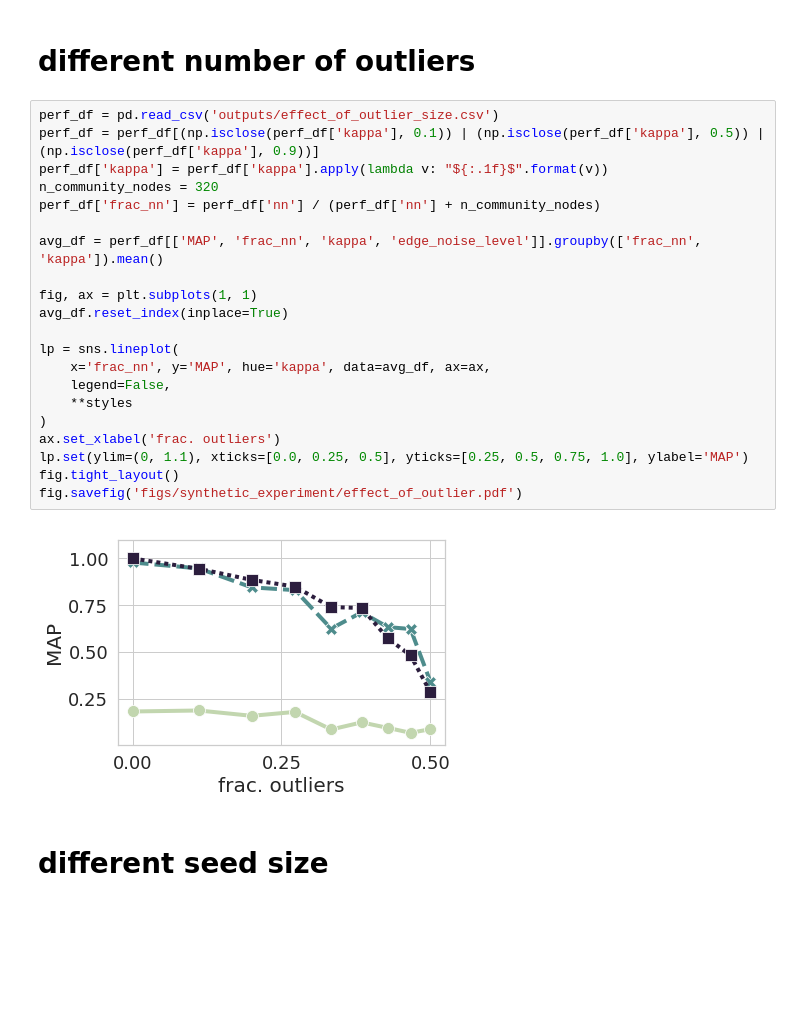
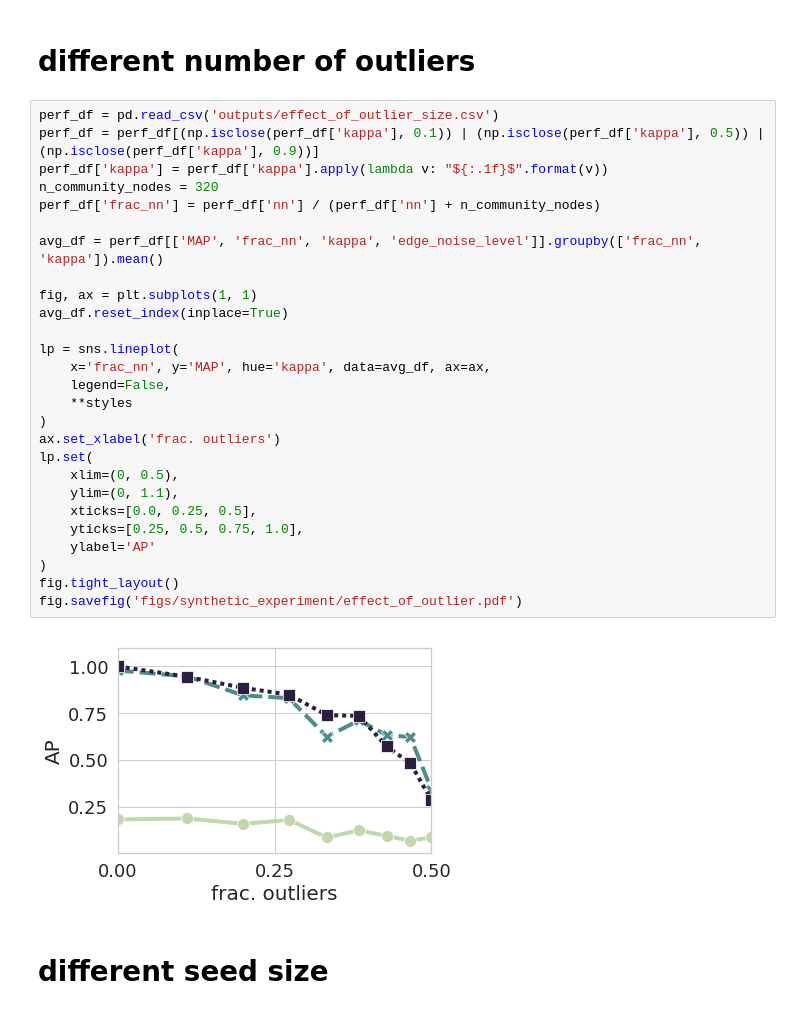
Before and after one commit to xiaohan2012/signed-local-community, a Jupyter notebook: experiment_on_synthetic_graphs.ipynb, the cells around one changed output. Drawn from its saved outputs; the diff is of its cells as text; blank space fills up the shorter version.

```diff
--- a/experiment_on_synthetic_graphs.ipynb
+++ b/experiment_on_synthetic_graphs.ipynb
@@ -68,26 +68,32 @@ fig.savefig('figs/synthetic_experiment/effect_of_eta.pdf')
 # %%
 perf_df = pd.read_csv('outputs/effect_of_outlier_size.csv')
 perf_df = perf_df[(np.isclose(perf_df['kappa'], 0.1)) | (np.isclose(perf_df['kappa'], 0.5)) | (np.isclose(perf_df['kappa'], 0.9))]
 perf_df['kappa'] = perf_df['kappa'].apply(lambda v: "${:.1f}$".format(v))
 n_community_nodes = 320
 perf_df['frac_nn'] = perf_df['nn'] / (perf_df['nn'] + n_community_nodes)
 
 avg_df = perf_df[['MAP', 'frac_nn', 'kappa', 'edge_noise_level']].groupby(['frac_nn', 'kappa']).mean()
 
 fig, ax = plt.subplots(1, 1)
 avg_df.reset_index(inplace=True)
 
 lp = sns.lineplot(
     x='frac_nn', y='MAP', hue='kappa', data=avg_df, ax=ax,
     legend=False,
     **styles
 )
 ax.set_xlabel('frac. outliers')
-lp.set(ylim=(0, 1.1), xticks=[0.0, 0.25, 0.5], yticks=[0.25, 0.5, 0.75, 1.0], ylabel='MAP')
+lp.set(
+    xlim=(0, 0.5),
+    ylim=(0, 1.1),
+    xticks=[0.0, 0.25, 0.5],
+    yticks=[0.25, 0.5, 0.75, 1.0],
+    ylabel='AP'
+)
 fig.tight_layout()
 fig.savefig('figs/synthetic_experiment/effect_of_outlier.pdf')
 # %% [output]
-[figure, old version]
+[figure, new version]
 # %% [markdown]
 # different seed size
 # %%
```
Also changed, not shown: parts of 16 cells of this notebook.
